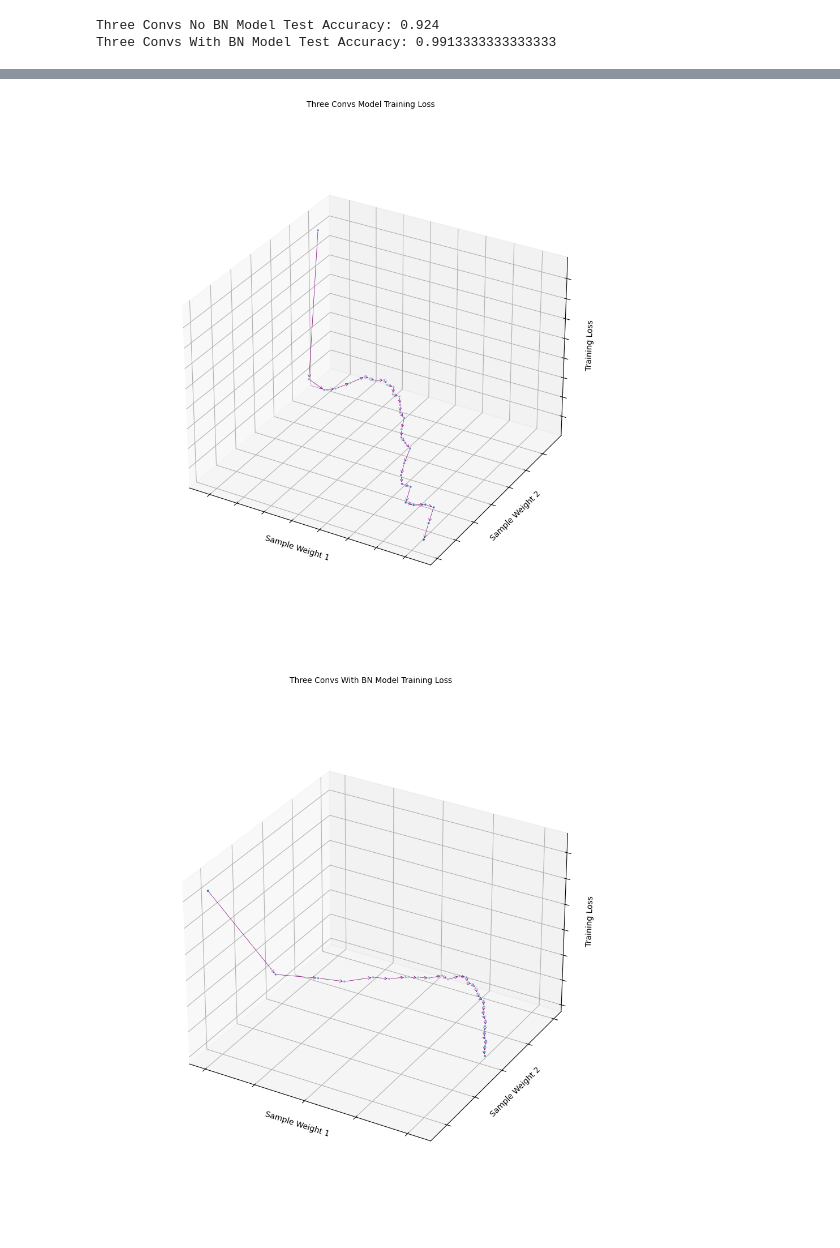
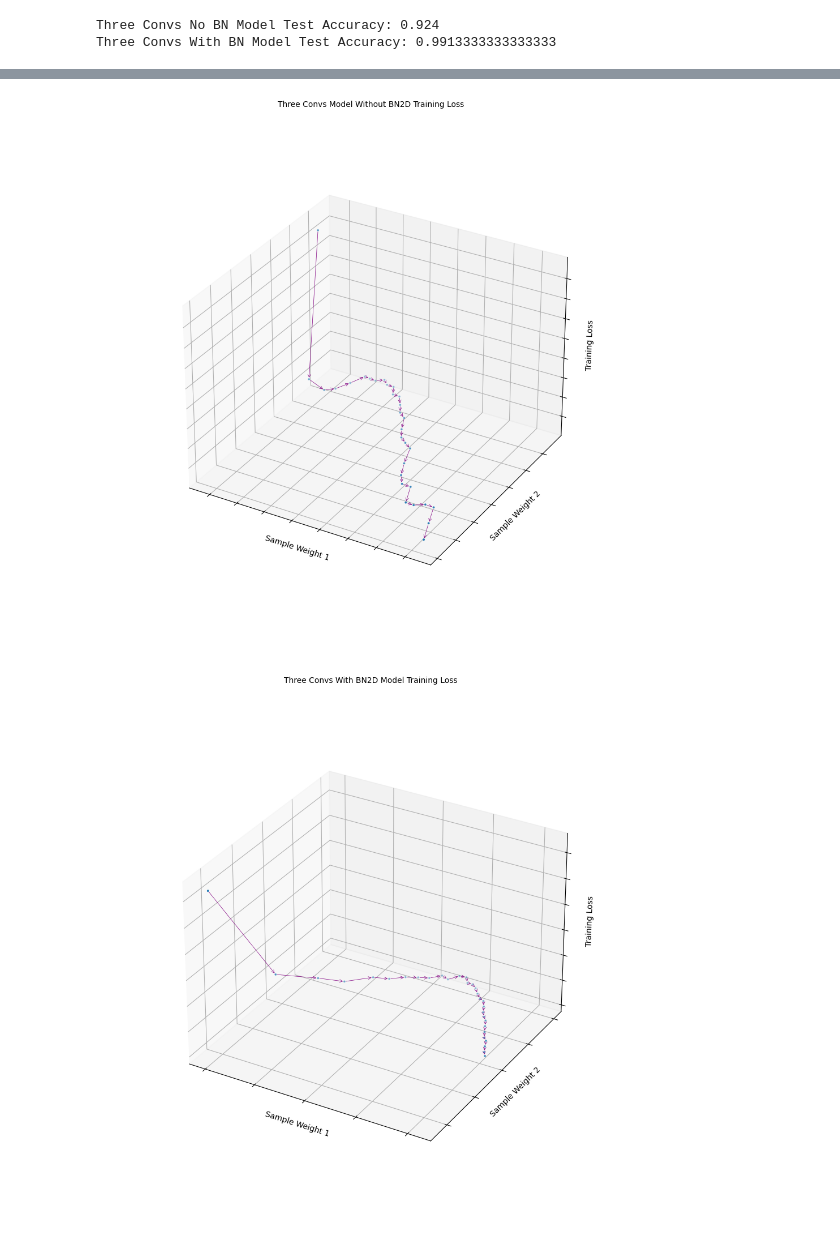
Before and after one commit to kbmurali/hindi_hw_digits, a Jupyter notebook: hindi_hw_digits_bnorm2d_cnns.ipynb, the cells around one changed output, grey strips where cells are left out. Drawn from its saved outputs; the diff is of its cells as text; code cells hidden in the pictures.

```diff
--- a/hindi_hw_digits_bnorm2d_cnns.ipynb
+++ b/hindi_hw_digits_bnorm2d_cnns.ipynb
@@ -172,10 +172,10 @@ plt.savefig( 'imgs/three_convs_training_convergence_plots.png' )
 # %%
-fig = draw_loss_descent( three_convs_model_results_df, title='Three Convs Model Training Loss' )
+fig = draw_loss_descent( three_convs_model_results_df, title='Three Convs Model Without BN2D Training Loss' )
 fig.savefig( 'imgs/three_convs_model_contour.png' )
 # %% [output]
-[figure, old version]
+[figure, new version]
 # %%
-fig = draw_loss_descent( three_convs_wth_bn_model_results_df, title='Three Convs With BN Model Training Loss' )
+fig = draw_loss_descent( three_convs_wth_bn_model_results_df, title='Three Convs With BN2D Model Training Loss' )
 fig.savefig( 'imgs/three_convs_wth_bn_model_contour.png' )
 # %% [output]
-[figure, old version]
+[figure, new version]
```
Also changed, not shown: parts of 7 cells of this notebook, 5 other files.
